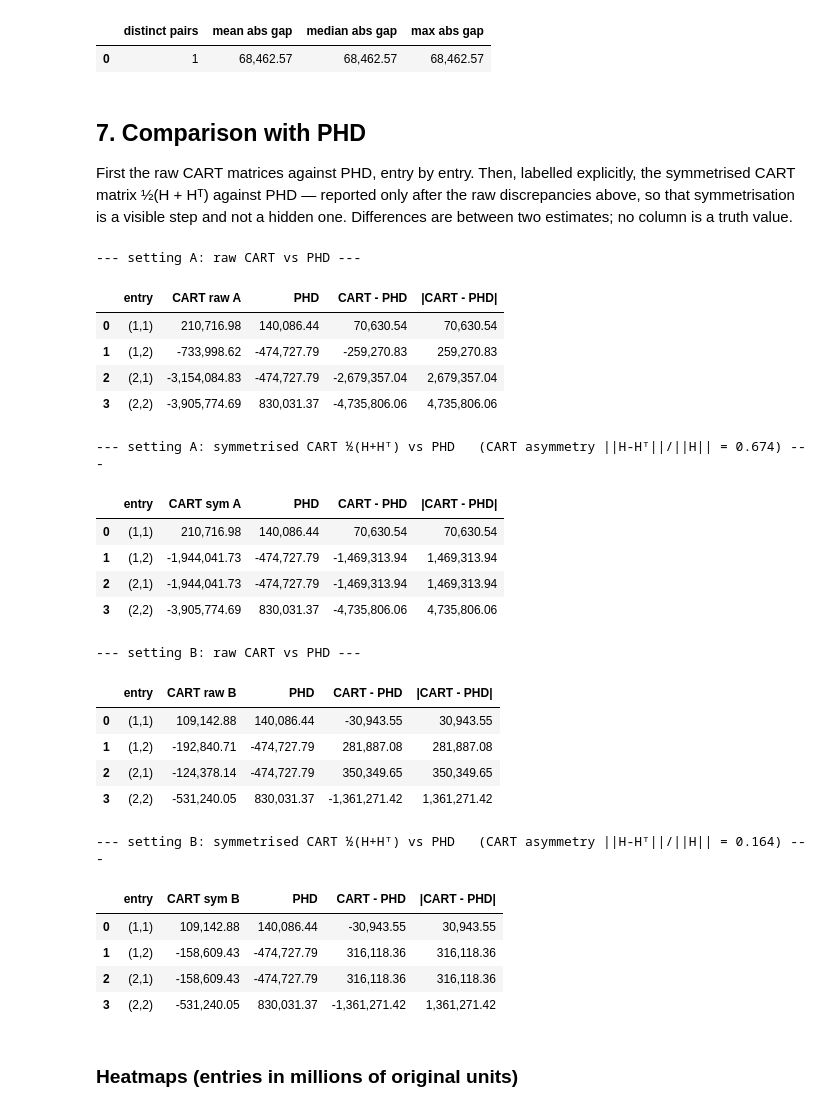
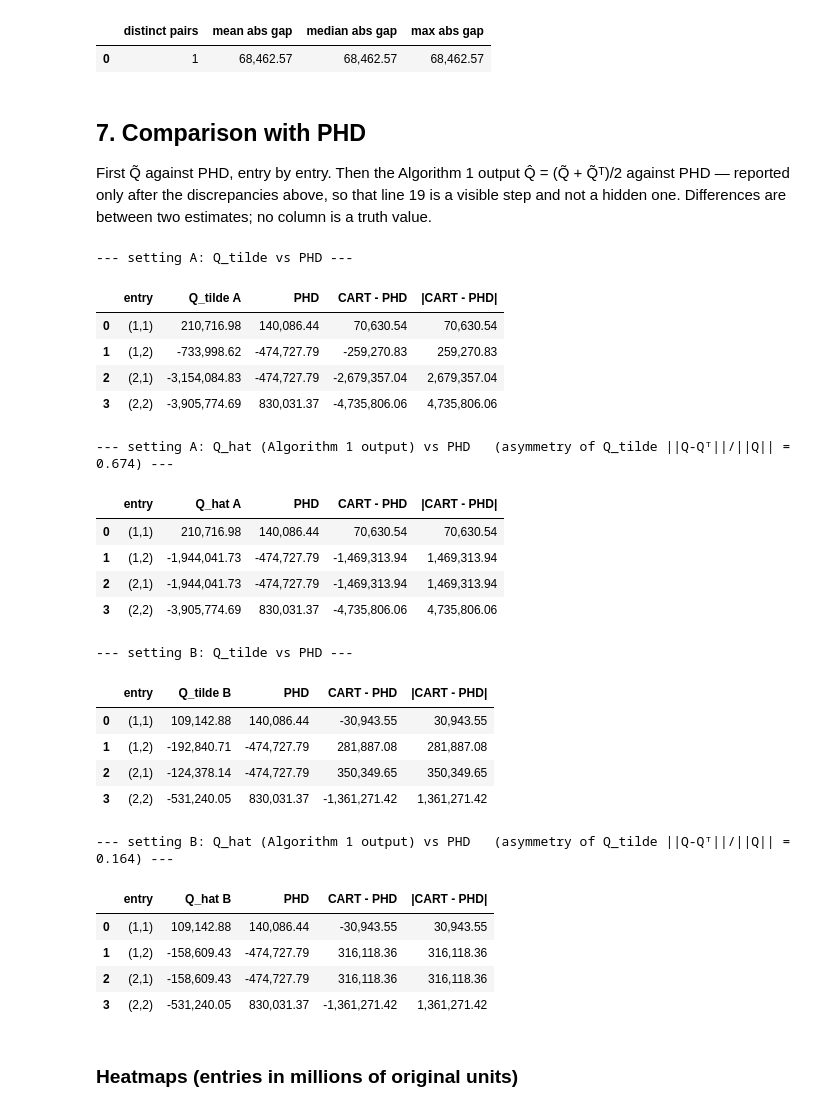
Before and after one commit to hitotoro24/PICART, a Jupyter notebook: weeks/2026-W46/maple_diagnostics/maple_opfdata_hessian_2d.ipynb, the cells around one changed output. Cells and saved outputs as stored; diff of their text form; code cells hidden in the pictures.

```diff
--- a/weeks/2026-W46/maple_diagnostics/maple_opfdata_hessian_2d.ipynb
+++ b/weeks/2026-W46/maple_diagnostics/maple_opfdata_hessian_2d.ipynb
@@ -115,11 +154,14 @@ the effective centres after centring, one regression per axis) to confirm the tw
 # %%
-H_raw, diag = {}, {}
+H_raw, H_hat, diag = {}, {}, {}
 for k in settings:
-    H_raw[k], diag[k] = L.cart_hessian_raw(nodes[k], D)
+    res = L.algorithm1_hessian(nodes[k], D)
+    H_raw[k], H_hat[k], diag[k] = res["Q_tilde"], res["Q_hat"], res["diag"]
+    w45, _ = L.cart_hessian_raw(nodes[k], D)
     alt = L.centred_regression_rows(nodes[k], D)
-    print(f"--- setting {k} ---")
+    print(f"--- setting {k}: identified = {res['identified']} ---")
     display(diag[k])
-    print("raw CART matrix (NOT symmetrised):")
-    display(L.matrix_frame(H_raw[k], f"CART raw {k}"))
-    print(f"max |pairwise solve - centred regression| = {np.nanmax(np.abs(H_raw[k]-alt)):.2e}\n")
+    print("Q_tilde (Algorithm 1 before line 19, NOT symmetrised):")
+    display(L.matrix_frame(H_raw[k], f"Q_tilde {k}"))
+    print(f"max |Algorithm 1 - Week 45 solver| = {np.nanmax(np.abs(H_raw[k]-w45)):.2e} | "
+          f"max |Algorithm 1 - centred regression| = {np.nanmax(np.abs(H_raw[k]-alt)):.2e}\n")
 # %% [output]
@@ -209,37 +262,37 @@ for k in settings:
 # %% [markdown]
 ## 7. Comparison with PHD
 
-First the raw CART matrices against PHD, entry by entry. Then, labelled explicitly, the symmetrised CART matrix
-½(H + Hᵀ) against PHD — reported only after the raw discrepancies above, so that symmetrisation is a visible step and
-not a hidden one. Differences are between two estimates; no column is a truth value.
+First Q̃ against PHD, entry by entry. Then the Algorithm 1 output Q̂ = (Q̃ + Q̃ᵀ)/2 against PHD — reported only after
+the discrepancies above, so that line 19 is a visible step and not a hidden one. Differences are between two
+estimates; no column is a truth value.
 # %%
 for k in settings:
-    print(f"--- setting {k}: raw CART vs PHD ---")
-    display(L.comparison_table(H_raw[k], H_phd, f"CART raw {k}"))
-    H_sym, asym = L.symmetrize(H_raw[k])
-    print(f"--- setting {k}: symmetrised CART ½(H+Hᵀ) vs PHD   (CART asymmetry ||H-Hᵀ||/||H|| = {asym:.3f}) ---")
-    display(L.comparison_table(H_sym, H_phd, f"CART sym {k}"))
+    print(f"--- setting {k}: Q_tilde vs PHD ---")
+    display(L.comparison_table(H_raw[k], H_phd, f"Q_tilde {k}"))
+    asym = np.linalg.norm(H_raw[k] - H_raw[k].T) / np.linalg.norm(H_raw[k])
+    print(f"--- setting {k}: Q_hat (Algorithm 1 output) vs PHD   (asymmetry of Q_tilde ||Q-Qᵀ||/||Q|| = {asym:.3f}) ---")
+    display(L.comparison_table(H_hat[k], H_phd, f"Q_hat {k}"))
 # %% [output]
---- setting A: raw CART vs PHD ---
+--- setting A: Q_tilde vs PHD ---
-|  | entry | CART raw A | PHD | CART - PHD | |CART - PHD| |
+|  | entry | Q_tilde A | PHD | CART - PHD | |CART - PHD| |
 | 0 | (1,1) | 210,716.98 | 140,086.44 | 70,630.54 | 70,630.54 |
 | 1 | (1,2) | -733,998.62 | -474,727.79 | -259,270.83 | 259,270.83 |
 | 2 | (2,1) | -3,154,084.83 | -474,727.79 | -2,679,357.04 | 2,679,357.04 |
 | 3 | (2,2) | -3,905,774.69 | 830,031.37 | -4,735,806.06 | 4,735,806.06 |
---- setting A: symmetrised CART ½(H+Hᵀ) vs PHD   (CART asymmetry ||H-Hᵀ||/||H|| = 0.674) ---
+--- setting A: Q_hat (Algorithm 1 output) vs PHD   (asymmetry of Q_tilde ||Q-Qᵀ||/||Q|| = 0.674) ---
-|  | entry | CART sym A | PHD | CART - PHD | |CART - PHD| |
+|  | entry | Q_hat A | PHD | CART - PHD | |CART - PHD| |
 | 0 | (1,1) | 210,716.98 | 140,086.44 | 70,630.54 | 70,630.54 |
 | 1 | (1,2) | -1,944,041.73 | -474,727.79 | -1,469,313.94 | 1,469,313.94 |
 | 2 | (2,1) | -1,944,041.73 | -474,727.79 | -1,469,313.94 | 1,469,313.94 |
 | 3 | (2,2) | -3,905,774.69 | 830,031.37 | -4,735,806.06 | 4,735,806.06 |
---- setting B: raw CART vs PHD ---
+--- setting B: Q_tilde vs PHD ---
-|  | entry | CART raw B | PHD | CART - PHD | |CART - PHD| |
+|  | entry | Q_tilde B | PHD | CART - PHD | |CART - PHD| |
 | 0 | (1,1) | 109,142.88 | 140,086.44 | -30,943.55 | 30,943.55 |
 | 1 | (1,2) | -192,840.71 | -474,727.79 | 281,887.08 | 281,887.08 |
 | 2 | (2,1) | -124,378.14 | -474,727.79 | 350,349.65 | 350,349.65 |
 | 3 | (2,2) | -531,240.05 | 830,031.37 | -1,361,271.42 | 1,361,271.42 |
---- setting B: symmetrised CART ½(H+Hᵀ) vs PHD   (CART asymmetry ||H-Hᵀ||/||H|| = 0.164) ---
+--- setting B: Q_hat (Algorithm 1 output) vs PHD   (asymmetry of Q_tilde ||Q-Qᵀ||/||Q|| = 0.164) ---
-|  | entry | CART sym B | PHD | CART - PHD | |CART - PHD| |
+|  | entry | Q_hat B | PHD | CART - PHD | |CART - PHD| |
 | 0 | (1,1) | 109,142.88 | 140,086.44 | -30,943.55 | 30,943.55 |
 | 1 | (1,2) | -158,609.43 | -474,727.79 | 316,118.36 | 316,118.36 |
 | 2 | (2,1) | -158,609.43 | -474,727.79 | 316,118.36 | 316,118.36 |
```
Also changed, not shown: parts of 11 cells of this notebook, 4 other files.
